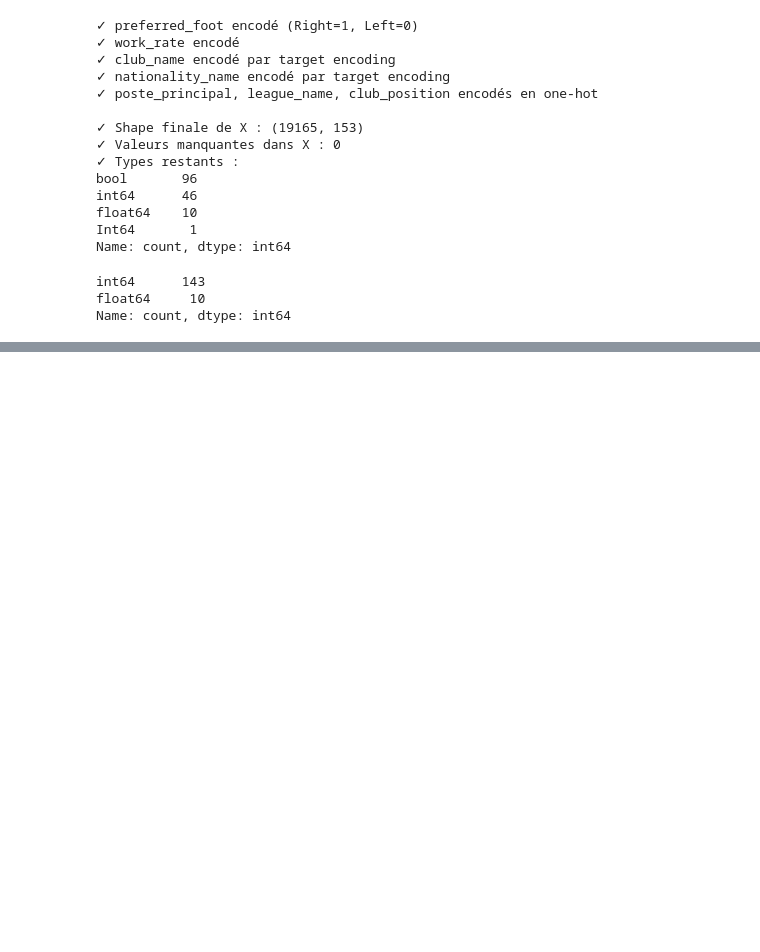
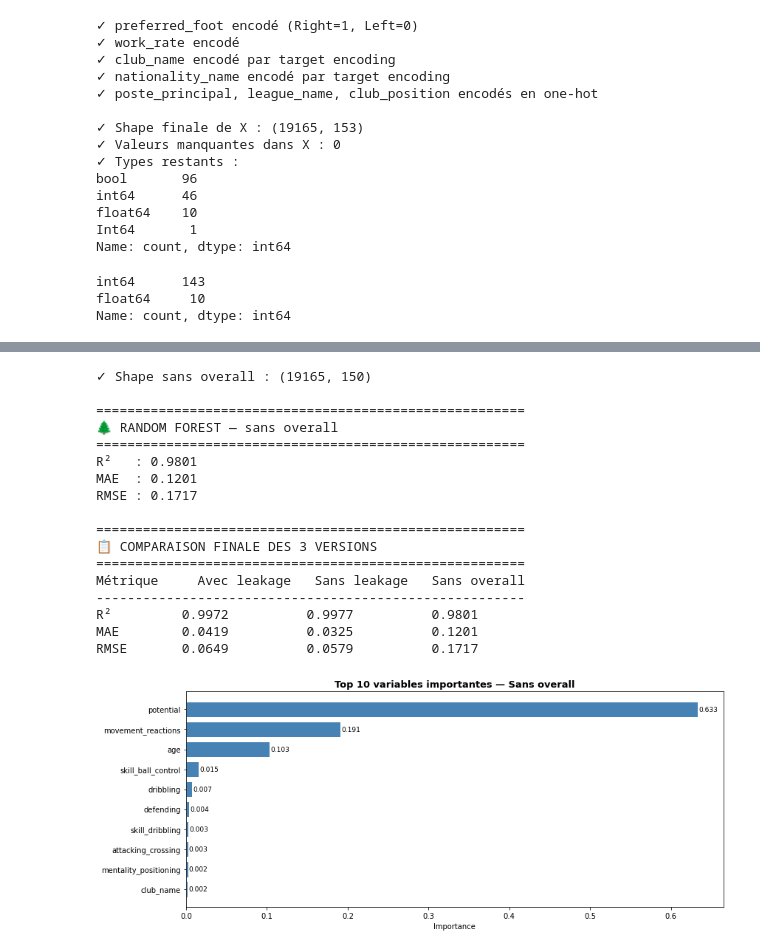
Before and after one commit to emiliehhd/Project_DataScience, a Jupyter notebook: EDA.ipynb, the cells around one changed output, grey strips where cells are left out. Drawn from its saved outputs; the diff is of its cells as text; code cells hidden in the pictures; blank space fills up the shorter version.

```diff
--- a/EDA.ipynb
+++ b/EDA.ipynb
@@ -808,0 +1100,78 @@ Name: count, dtype: int64
+# %%
+## sans overall
+
+# ── Version sans overall ──────────────────────────────────────────────────
+X_clean2 = X_clean.drop(columns=['overall'])
+print(f"✓ Shape sans overall : {X_clean2.shape}")
+
+# Split
+X_train3, X_test3, y_train3, y_test3 = train_test_split(
+    X_clean2, y, test_size=0.2, random_state=42
+)
+
+# Normalisation
+scaler3 = StandardScaler()
+X_train3_scaled = scaler3.fit_transform(X_train3)
+X_test3_scaled  = scaler3.transform(X_test3)
+
+# Modèle
+rf3 = RandomForestRegressor(n_estimators=100, random_state=42, n_jobs=-1)
+rf3.fit(X_train3_scaled, y_train3)
+y_pred_rf3 = rf3.predict(X_test3_scaled)
+
+r2_rf3   = r2_score(y_test3, y_pred_rf3)
+mae_rf3  = mean_absolute_error(y_test3, y_pred_rf3)
+rmse_rf3 = np.sqrt(mean_squared_error(y_test3, y_pred_rf3))
+
+print("\n" + "=" * 55)
+print("🌲 RANDOM FOREST — sans overall")
+print("=" * 55)
+print(f"R²   : {r2_rf3:.4f}")
+print(f"MAE  : {mae_rf3:.4f}")
+print(f"RMSE : {rmse_rf3:.4f}")
+
+# Comparaison finale des 3 versions
+print("\n" + "=" * 55)
+print("📋 COMPARAISON FINALE DES 3 VERSIONS")
+print("=" * 55)
+print(f"{'Métrique':<10} {'Avec leakage':>14} {'Sans leakage':>14} {'Sans overall':>14}")
+print("-" * 55)
+print(f"{'R²':<10} {r2_rf:.4f}{''     :>9} {r2_rf2:.4f}{''     :>9} {r2_rf3:.4f}")
+print(f"{'MAE':<10} {mae_rf:.4f}{''    :>9} {mae_rf2:.4f}{''    :>9} {mae_rf3:.4f}")
+print(f"{'RMSE':<10} {rmse_rf:.4f}{''  :>9} {rmse_rf2:.4f}{''  :>9} {rmse_rf3:.4f}")
+
+# Top 10 features sans overall
+importances3 = pd.Series(rf3.feature_importances_,
+                         index=X_clean2.columns)\
+                         .sort_values(ascending=False).head(10)
+
+plt.figure(figsize=(12, 5))
+bars = plt.barh(importances3.index[::-1], importances3.values[::-1],
+                color='steelblue', edgecolor='white')
+plt.xlabel('Importance')
+plt.title('Top 10 variables importantes — Sans overall',
+          fontsize=13, fontweight='bold')
+for bar, val in zip(bars, importances3.values[::-1]):
+    plt.text(bar.get_width() + 0.001, bar.get_y() + bar.get_height()/2,
+             f'{val:.3f}', va='center', fontsize=9)
+plt.tight_layout()
+plt.show()
+# %% [output]
+✓ Shape sans overall : (19165, 150)
+
+=======================================================
+🌲 RANDOM FOREST — sans overall
+=======================================================
+R²   : 0.9801
+MAE  : 0.1201
+RMSE : 0.1717
+
+=======================================================
+📋 COMPARAISON FINALE DES 3 VERSIONS
+=======================================================
+Métrique     Avec leakage   Sans leakage   Sans overall
+-------------------------------------------------------
+R²         0.9972          0.9977          0.9801
+MAE        0.0419          0.0325          0.1201
+RMSE       0.0649          0.0579          0.1717
+[figure, added]
```
Also changed, not shown: parts of 12 cells of this notebook.
